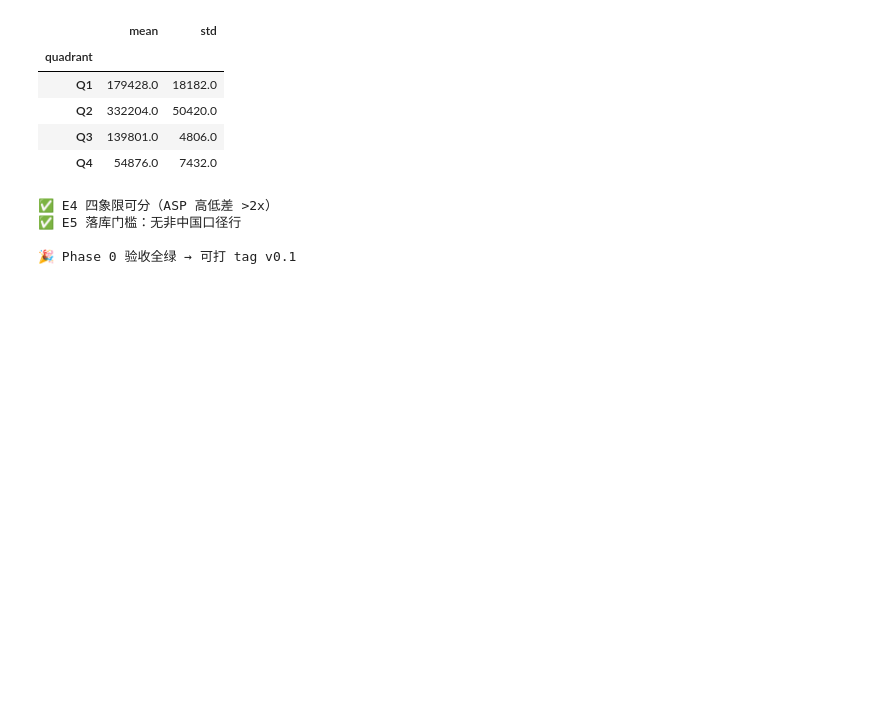
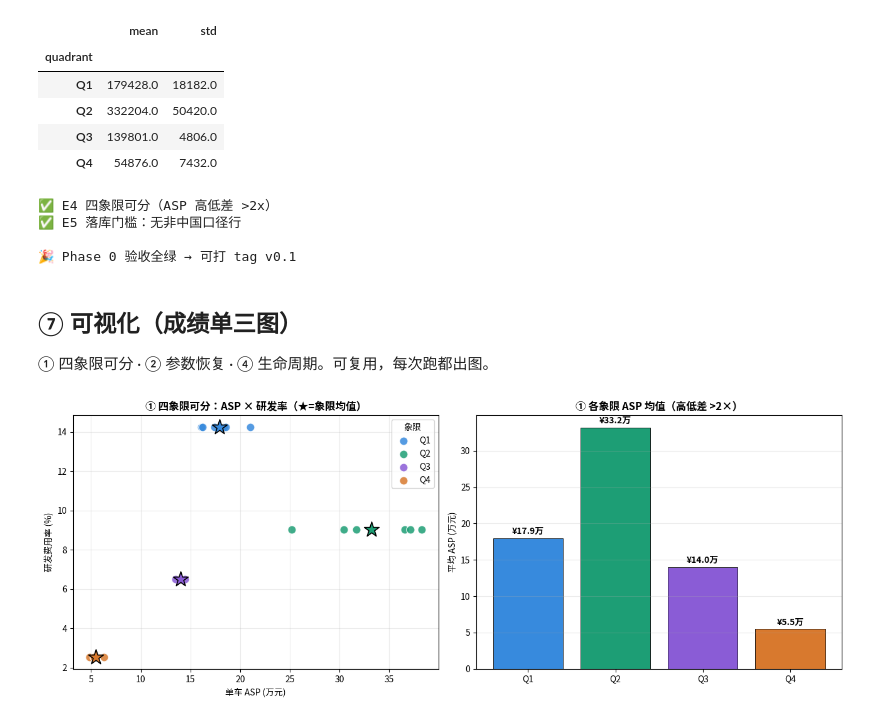
Before and after one commit to nevejd620/Chinese-Regional-NEV-Marketing-Sandbox-simulator, a Jupyter notebook: NEV_Phase0.ipynb, the cells around one changed output. Saved outputs shown, nothing was run; the diff lists cells and outputs as text; code cells hidden in the pictures; blank space fills up the shorter version.

```diff
--- a/NEV_Phase0.ipynb
+++ b/NEV_Phase0.ipynb
@@ -351,3 +351,45 @@ conn.close()
 ✅ E5 落库门槛：无非中国口径行
 
 🎉 Phase 0 验收全绿 → 可打 tag v0.1
+# %% [markdown]
+## ⑦ 可视化（成绩单三图）
+① 四象限可分 · ② 参数恢复 · ④ 生命周期。可复用，每次跑都出图。
+# %%
+# 中文字体（Colab 需装 Noto CJK；本地已装可跳过 apt 行）
+import matplotlib, matplotlib.pyplot as plt
+from matplotlib import font_manager as fm
+import os, glob
+cand = glob.glob("/usr/share/fonts/**/NotoSansCJK*.*", recursive=True) + \
+       glob.glob("/usr/share/fonts/**/NotoSerifCJK*.*", recursive=True)
+if not cand:
+    os.system("apt-get install -y fonts-noto-cjk >/dev/null 2>&1")
+    cand = glob.glob("/usr/share/fonts/**/NotoSansCJK*.*", recursive=True) + \
+           glob.glob("/usr/share/fonts/**/NotoSerifCJK*.*", recursive=True)
+if cand:
+    fm.fontManager.addfont(cand[0])
+    plt.rcParams["font.family"] = fm.FontProperties(fname=cand[0]).get_name()
+plt.rcParams["axes.unicode_minus"] = False
+QC = {"Q1":"#378ADD","Q2":"#1D9E75","Q3":"#8A5CD6","Q4":"#D8792E"}
+# %%
+# ① 四象限可分
+fig, ax = plt.subplots(1,2, figsize=(13,5))
+md_ = model_dim.copy()
+rd_map = model_dim.merge(financial_snapshots[["quadrant","rd_ratio"]], on="quadrant")\
+                 .groupby("quadrant").rd_ratio.mean().to_dict()
+for q in ["Q1","Q2","Q3","Q4"]:
+    d = md_[md_.quadrant==q]
+    ax[0].scatter(d.list_price/1e4, [rd_map[q]*100]*len(d), s=90, c=QC[q], label=q,
+                  edgecolors="white", linewidth=1, alpha=0.85)
+    ax[0].scatter([d.list_price.mean()/1e4],[rd_map[q]*100], s=320, marker="*",
+                  c=QC[q], edgecolors="black", linewidth=1.2, zorder=5)
+ax[0].set_xlabel("单车 ASP (万元)"); ax[0].set_ylabel("研发费用率 (%)")
+ax[0].set_title("① 四象限可分：ASP × 研发率（★=象限均值）", fontweight="bold")
+ax[0].legend(title="象限"); ax[0].grid(alpha=0.25)
+qa = md_.groupby("quadrant").list_price.mean()/1e4
+ax[1].bar(qa.index, qa.values, color=[QC[q] for q in qa.index], edgecolor="black", linewidth=0.6)
+for i,(q,v) in enumerate(qa.items()): ax[1].text(i, v+0.6, f"¥{v:.1f}万", ha="center", fontweight="bold")
+ax[1].set_ylabel("平均 ASP (万元)"); ax[1].set_title("① 各象限 ASP 均值（高低差 >2×）", fontweight="bold")
+ax[1].grid(alpha=0.25, axis="y")
+plt.tight_layout(); plt.show()
+# %% [output]
+[figure, added]
```
Also changed, not shown: parts of 2 cells of this notebook, 3 other files.
